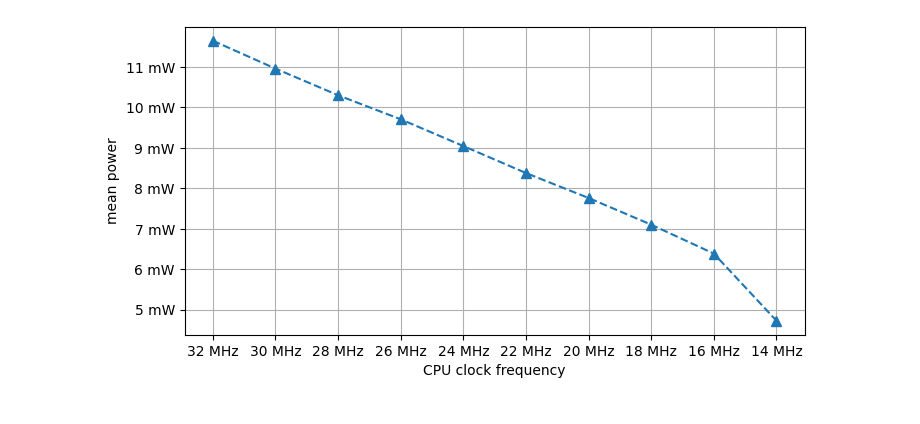
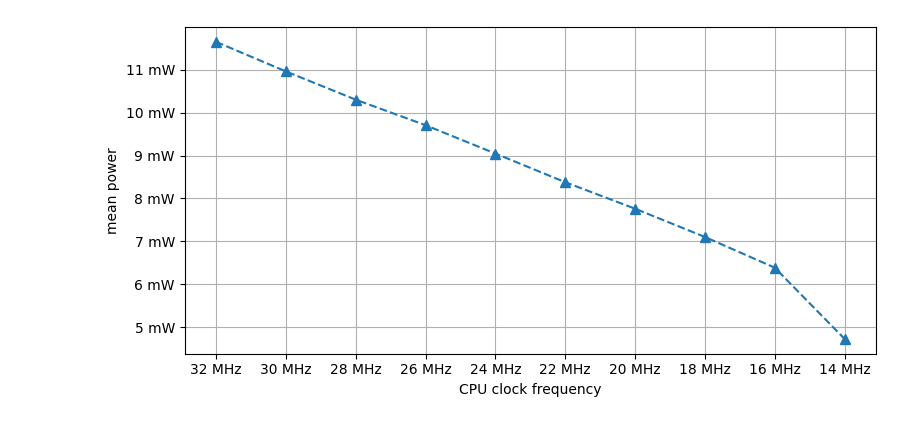
Before and after one commit to jucodavid/LELEC210X, a Jupyter notebook: mcu/report/frequency_reduction/Processing.ipynb, the cells around one changed output. Drawn from its saved outputs; the diff is of its cells as text; code cells hidden in the pictures.

```diff
--- a/mcu/report/frequency_reduction/Processing.ipynb
+++ b/mcu/report/frequency_reduction/Processing.ipynb
@@ -82,17 +73,21 @@ plot_pp(times,chs,labels,labels_title,title)
 # %%
 means = np.array([np.mean(npp['w']) for npp in npps])
 f = np.arange(32,12,-2) * 1e6
 formatter_hz = EngFormatter(unit='Hz')
+plt.rcParams["figure.figsize"] = (8,4)
 plt.plot(f, means,'--^', markersize=7)
 plt.gca().xaxis.set_major_formatter(formatter_hz)
 plt.gca().yaxis.set_major_formatter(formatter_w)
 plt.gca().set_xticks(f)
 plt.gca().xaxis.set_inverted(True)
 plt.ylabel('mean power')
 plt.xlabel('CPU clock frequency')
 plt.grid()
+plt.tight_layout()
+plt.savefig('Export/fVSW32to14.pdf')
+plt.show()
 # %% [output]
-[figure, old version]
+[figure, new version]
 # %%
 pp10 = pd.read_csv("Data/10.csv",delimiter=',',skiprows=7, index_col=0)
 pp8 = pd.read_csv("Data/8.csv",delimiter=',',skiprows=7, index_col=0)
```
Also changed, not shown: parts of 13 cells of this notebook, 15 other files.
